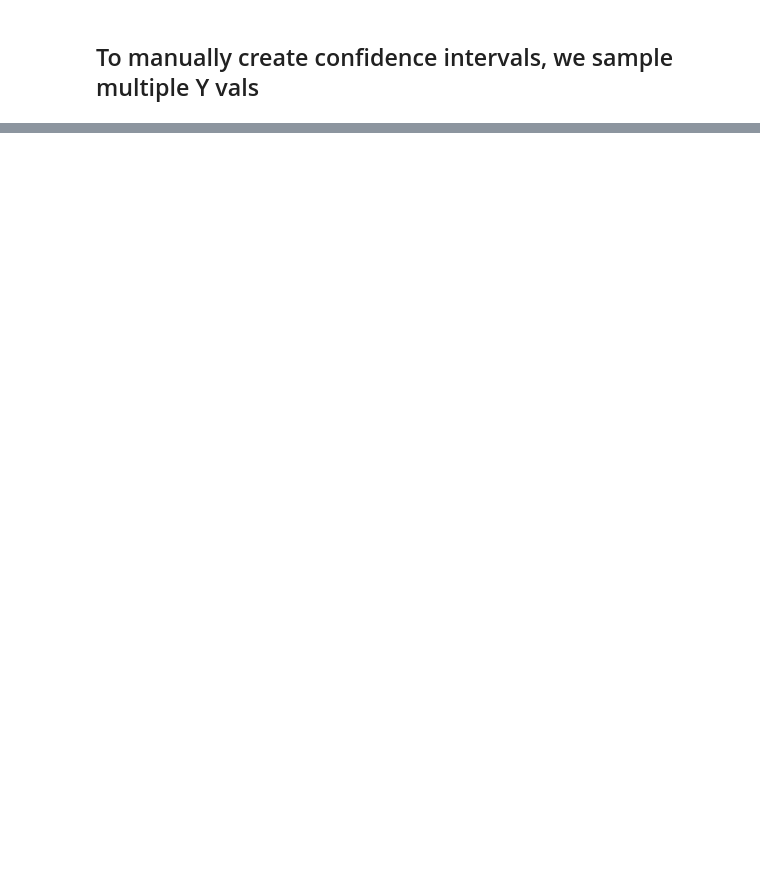
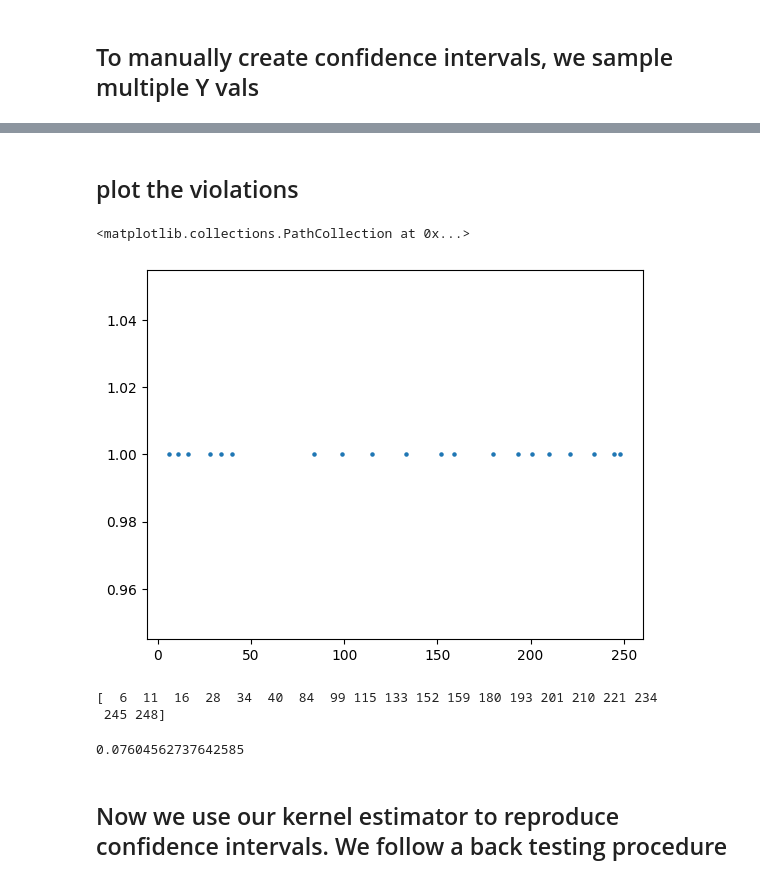
Before and after one commit to TurquoiseKitty/ScenarioAnalysis, a Jupyter notebook: ToyDemo.ipynb, the cells around one changed output, grey strips where cells are left out. Cells and saved outputs as stored; diff of their text form; code cells hidden in the pictures; blank space fills up the shorter version.

```diff
--- a/ToyDemo.ipynb
+++ b/ToyDemo.ipynb
@@ -124,0 +147,32 @@ for j in range(n_dependence, N):
+# %% [markdown]
+## plot the violations
+# %%
+starting = 100
+
+vio = ((Y_data > upper) | (Y_data < lower)).astype(int)
+
+vio = vio[starting:]
+
+vio_poses = np.where(vio > 0)[0]
+
+scalas = [1] * len(vio_poses)
+
+fig, ax = plt.subplots()
+
+ax.scatter(vio_poses, scalas, s=5)
+# %% [output]
+<matplotlib.collections.PathCollection at 0x...>
+[figure, added]
+# %%
+print(vio_poses)
+# %% [output]
+[  6  11  16  28  34  40  84  99 115 133 152 159 180 193 201 210 221 234
+ 245 248]
+# %%
+## empirical violation percentage
+
+print(len(vio_poses) / len(vio))
+# %% [output]
+0.07604562737642585
+# %% [markdown]
+## Now we use our kernel estimator to reproduce confidence intervals. We follow a back testing procedure
```
Also changed, not shown: parts of 18 cells of this notebook, 2 other files.
